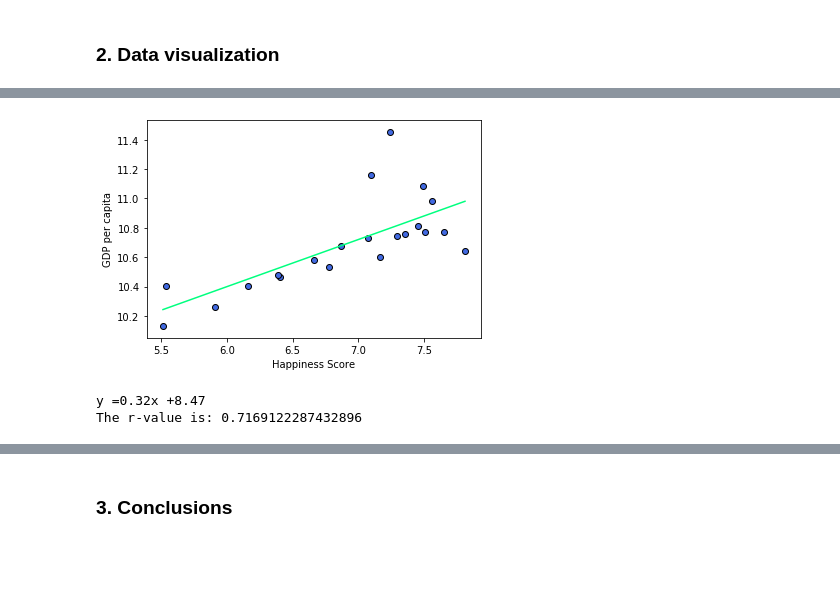
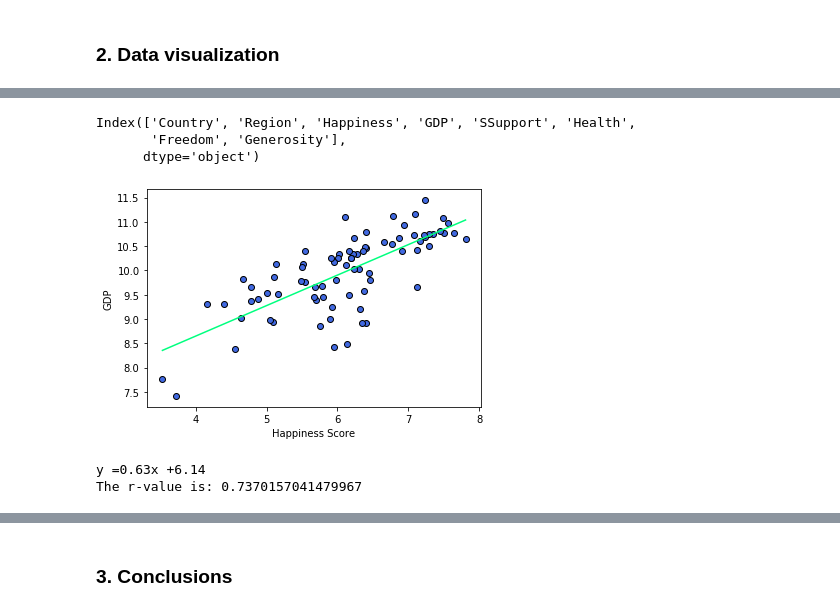
Before and after one commit to manuelamc14/happiness-rank-project, a Jupyter notebook: happiness_report_analysis.ipynb, the cells around one changed output, grey strips where cells are left out. Cells and saved outputs as stored; diff of their text form; code cells hidden in the pictures; blank space fills up the shorter version.

Commit message:
Data visualization

```diff
--- a/happiness_report_analysis.ipynb
+++ b/happiness_report_analysis.ipynb
@@ -83,9 +64,10 @@ clean_df_2020
 | 152 | Afghanistan | South Asia | 2.5669 | 7.462861 | 0.470367 | ... |
 153 rows × 8 columns
 # %%
-# Narrow down the range of countries (Western Europe vs Northern America)
+# Narrow down the range of countries (Western Europe vs Latin America and Caribbean)
 
-region_df_2020 = clean_df_2020.loc[(clean_df_2020["Regional indicator"]=="Western Europe") | (clean_df_2020["Regional indicator"]=="North America and ANZ")]
+region_df_2020 = clean_df_2020.loc[(clean_df_2020["Regional indicator"]=="Western Europe")|(clean_df_2020["Regional indicator"]=="Latin America and Caribbean")|(clean_df_2020["Regional indicator"]=="Middle East and North Africa")
+                |(clean_df_2020["Regional indicator"]=="Central and Eastern Europe")|(clean_df_2020["Regional indicator"]=="North America and ANZ")]
 
 # Reset the index
 region_df_2020 = region_df_2020.reset_index(drop=True)
@@ -133,0 +336,8 @@ region_df_2020.describe()
+# %%
+# Posthocs
+region_df_2020.columns=['Country', 'Region', 'Happiness', 'GDP', 'SSupport',
+       'Health', 'Freedom', 'Generosity']
+lm = sfa.ols('Happiness ~ Region',data=region_df_2020).fit()
+anova = sa.stats.anova_lm(lm)
+print(anova)
+sp.posthoc_ttest(region_df_2020, val_col='Happiness', group_col='Region', p_adjust='holm')
@@ -144,9 +364,15 @@ def happiness(x_values, y_values):
     plt.show()
     print(line_eq)
     print(f"The r-value is: {rvalue}")
+# %%
+region_df_2020.columns
+# %% [output]
+Index(['Country', 'Region', 'Happiness', 'GDP', 'SSupport', 'Health',
+       'Freedom', 'Generosity'],
+      dtype='object')
 # %%
-happiness(we_df["Happiness Score"], we_df["GDP per capita"])
+happiness(region_df_2020["Happiness"], region_df_2020["GDP"])
 # %% [output]
-[figure, old version]
+[figure, new version]
-y =0.32x +8.47
-The r-value is: 0.7169122287432896
+y =0.63x +6.14
+The r-value is: 0.7370157041479967
```
Also changed, not shown: parts of 53 cells of this notebook.
